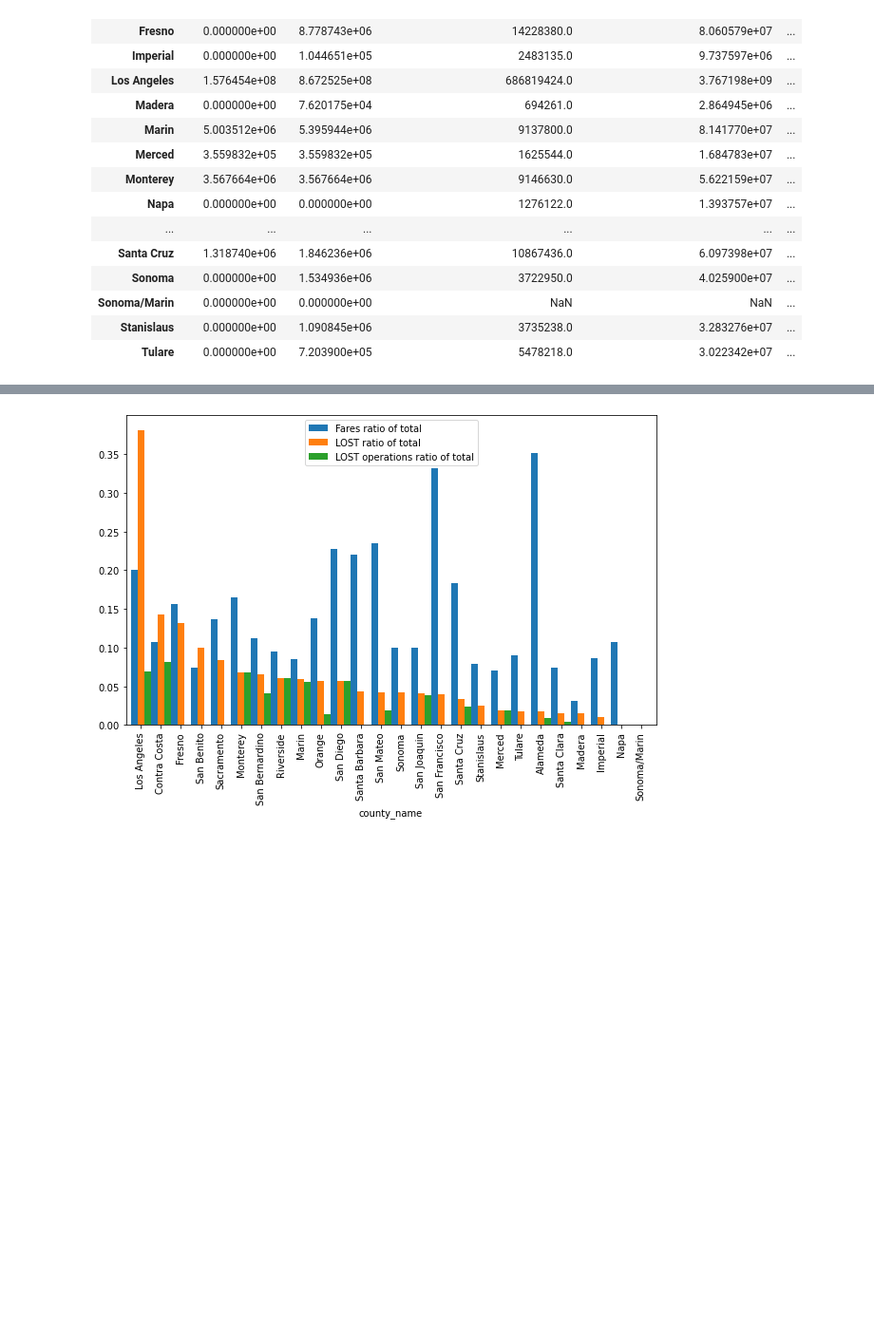
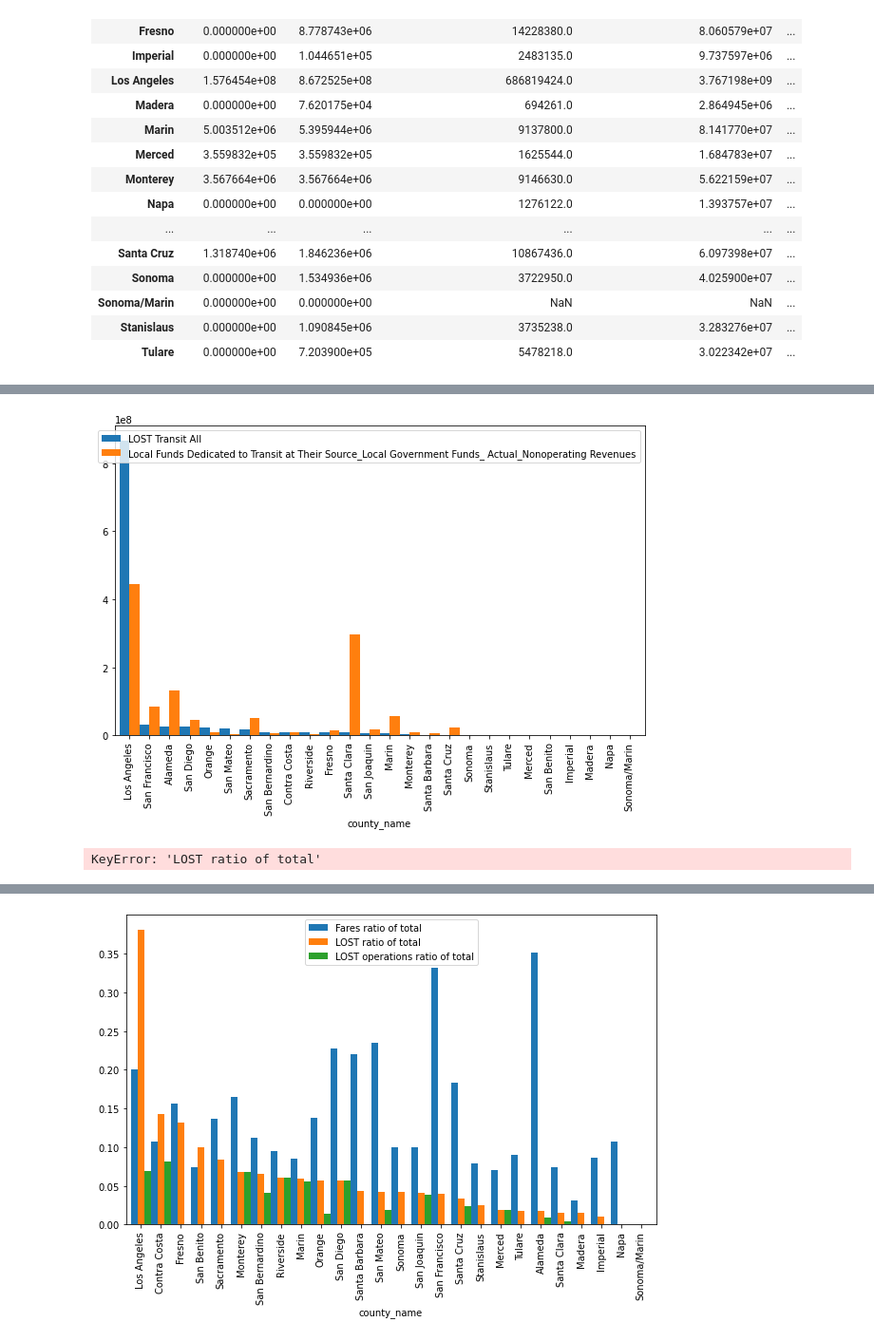
Before and after one commit to cal-itp/ucla-capstone-code, a Jupyter notebook: notebooks/4_sco_county_transit_funding.ipynb, the cells around one changed output, grey strips where cells are left out. Shown at 95% size. Drawn from its saved outputs; the diff is of its cells as text; code cells hidden in the pictures; blank space fills up the shorter version.

Commit message:
notebook with markdown sketch of factsheet, charts and r studio integration to come

```diff
--- a/notebooks/4_sco_county_transit_funding.ipynb
+++ b/notebooks/4_sco_county_transit_funding.ipynb
@@ -50,7 +50,8 @@ agency_sco_total_19 = sco_rev_exp[['Entity ID', 'Entity Name', 'Total Operating
            'Total Operating Expenses_ Actual_Operating Expenses',
             'Total Nonoperating Revenues_ Actual_Nonoperating Revenues',
             'Total Nonoperating Expenses_ Actual_Nonoperating Expenses',
-            'Passenger Fares_ Actual_Operating Revenues']]
+            'Passenger Fares_ Actual_Operating Revenues',
+            'Local Funds Dedicated to Transit at Their Source_Local Government Funds_ Actual_Nonoperating Revenues']]
 # %%
 county_sco_total_19 = (agency_sco_total_19.set_index('Entity ID')
                        .join(sco_entities[['Entity ID', 'County Name']].set_index('Entity ID'))
@@ -95,0 +117,6 @@ all_funding_19
+# %%
+(all_funding_19.sort_values('LOST Transit All', ascending=False)
+ [['LOST Transit All', 'Local Funds Dedicated to Transit at Their Source_Local Government Funds_ Actual_Nonoperating Revenues']]
+ .plot(kind='bar', width=1, figsize=(10,6)) );
+# %% [output]
+[figure, added]
@@ -95,0 +125,7 @@ all_funding_19
+# %%
+all_funding_19['LOST ratio of total'] = all_funding_19['LOST ratio of total']*100
+all_funding_19['Fares ratio of total'] = all_funding_19['Fares ratio of total']*100
+all_funding_19 = all_funding_19.rename(columns={'Fares ratio of total': 'Fares percentage of total',
+                                               'LOST ratio of total': 'LOST percentage of total'})
+# %% [output]
+KeyError: 'LOST ratio of total'
```
Also changed, not shown: parts of 10 cells of this notebook, 2 other files.
